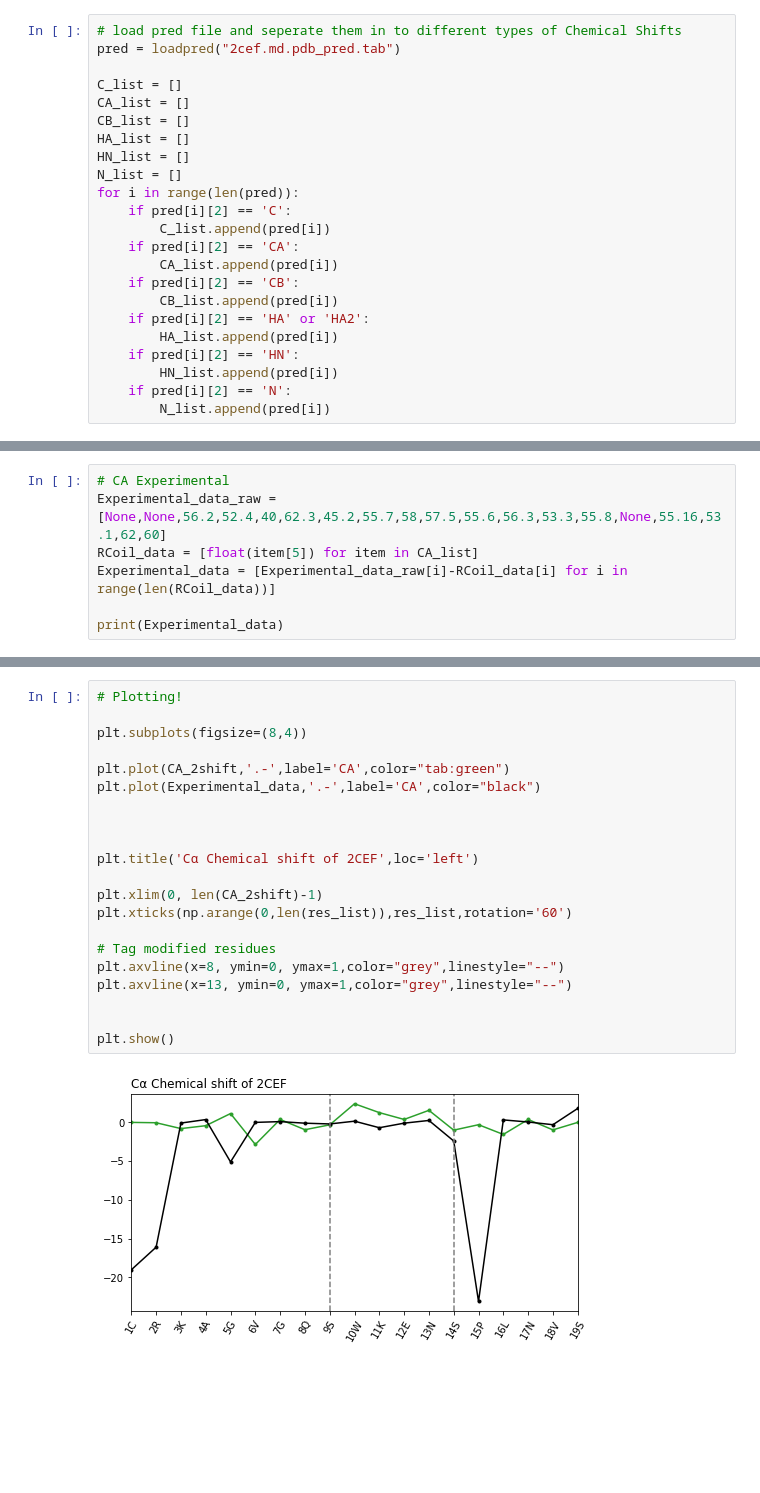
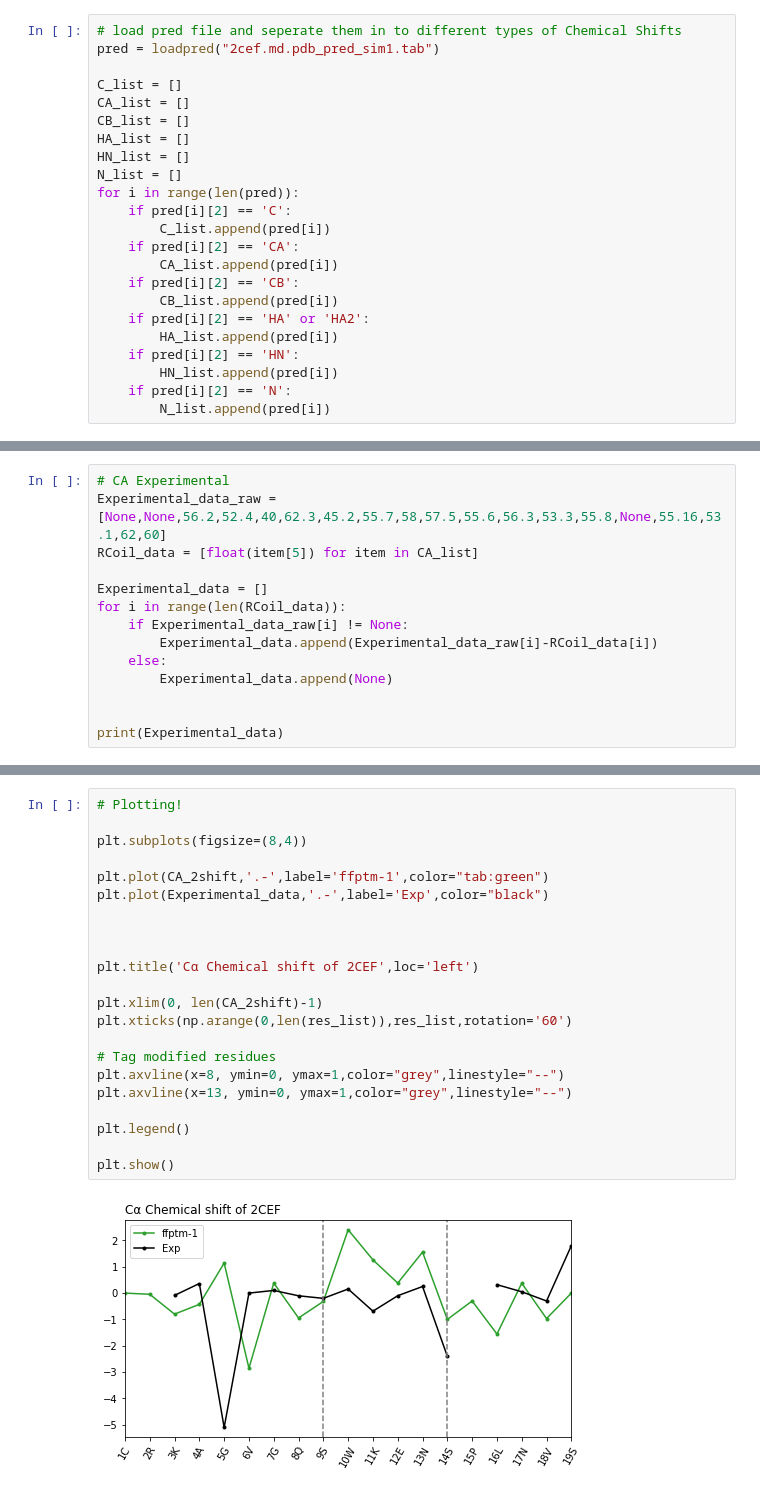
Before and after one commit to Zuricho/My_Lab, a Jupyter notebook: Figure_ipynb/SPARTA+/ChemShift_2cef.ipynb, the cells around one changed output, grey strips where cells are left out. Cells and saved outputs as stored; diff of their text form; blank space fills up the shorter version.

```diff
--- a/Figure_ipynb/SPARTA+/ChemShift_2cef.ipynb
+++ b/Figure_ipynb/SPARTA+/ChemShift_2cef.ipynb
@@ -13,6 +44,6 @@ def loadpred(file_name):
 # %%
 # load pred file and seperate them in to different types of Chemical Shifts
-pred = loadpred("2cef.md.pdb_pred.tab")
+pred = loadpred("2cef.md.pdb_pred_sim1.tab")
 
 C_list = []
 CA_list = []
@@ -54,7 +83,14 @@ print(res_list)
 # CA Experimental
 Experimental_data_raw = [None,None,56.2,52.4,40,62.3,45.2,55.7,58,57.5,55.6,56.3,53.3,55.8,None,55.16,53.1,62,60]
 RCoil_data = [float(item[5]) for item in CA_list]
-Experimental_data = [Experimental_data_raw[i]-RCoil_data[i] for i in range(len(RCoil_data))]
+
+Experimental_data = []
+for i in range(len(RCoil_data)):
+    if Experimental_data_raw[i] != None:
+        Experimental_data.append(Experimental_data_raw[i]-RCoil_data[i])
+    else:
+        Experimental_data.append(None)
+
 
 print(Experimental_data)
 # %% [output]
@@ -62,23 +98,24 @@ TypeError: unsupported operand type(s) for -: 'NoneType' and 'float'
 # %%
 # Plotting!
 
 plt.subplots(figsize=(8,4))
 
-plt.plot(CA_2shift,'.-',label='CA',color="tab:green")
-plt.plot(Experimental_data,'.-',label='CA',color="black")
+plt.plot(CA_2shift,'.-',label='ffptm-1',color="tab:green")
+plt.plot(Experimental_data,'.-',label='Exp',color="black")
 
 
 
 plt.title('Cα Chemical shift of 2CEF',loc='left')
 
 plt.xlim(0, len(CA_2shift)-1)
 plt.xticks(np.arange(0,len(res_list)),res_list,rotation='60')
 
 # Tag modified residues
 plt.axvline(x=8, ymin=0, ymax=1,color="grey",linestyle="--")
 plt.axvline(x=13, ymin=0, ymax=1,color="grey",linestyle="--")
 
+plt.legend()
 
 plt.show()
 # %% [output]
-[figure, old version]
+[figure, new version]
```
Also changed, not shown: parts of 9 cells of this notebook, 4 other files.
